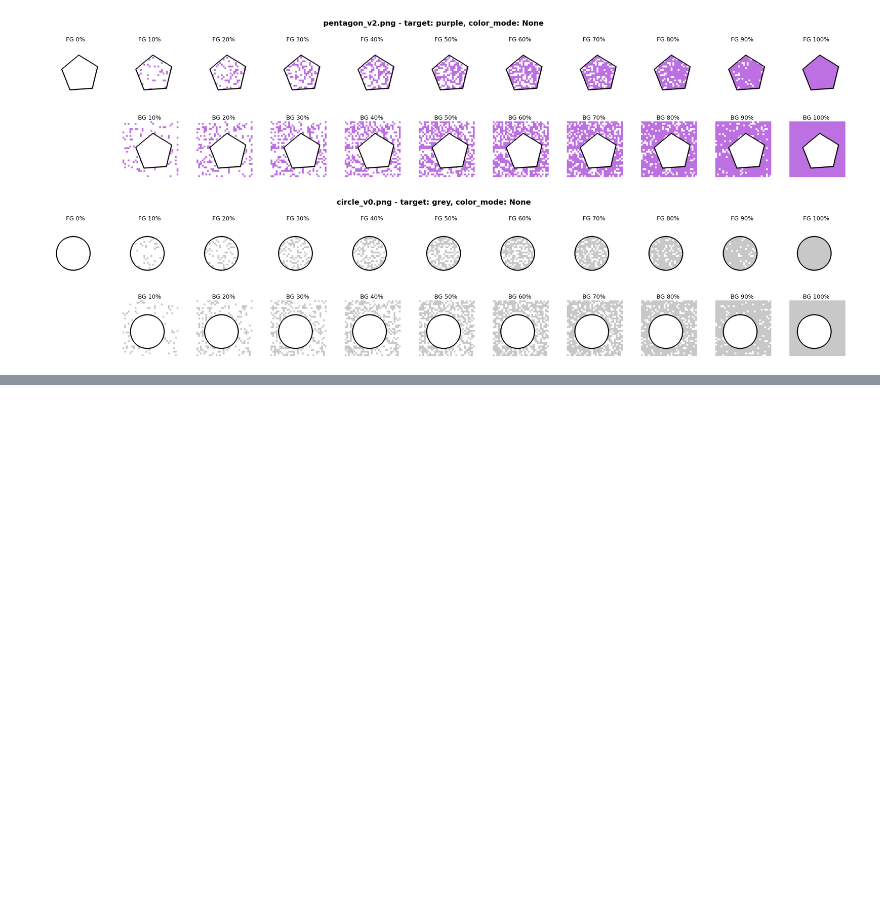
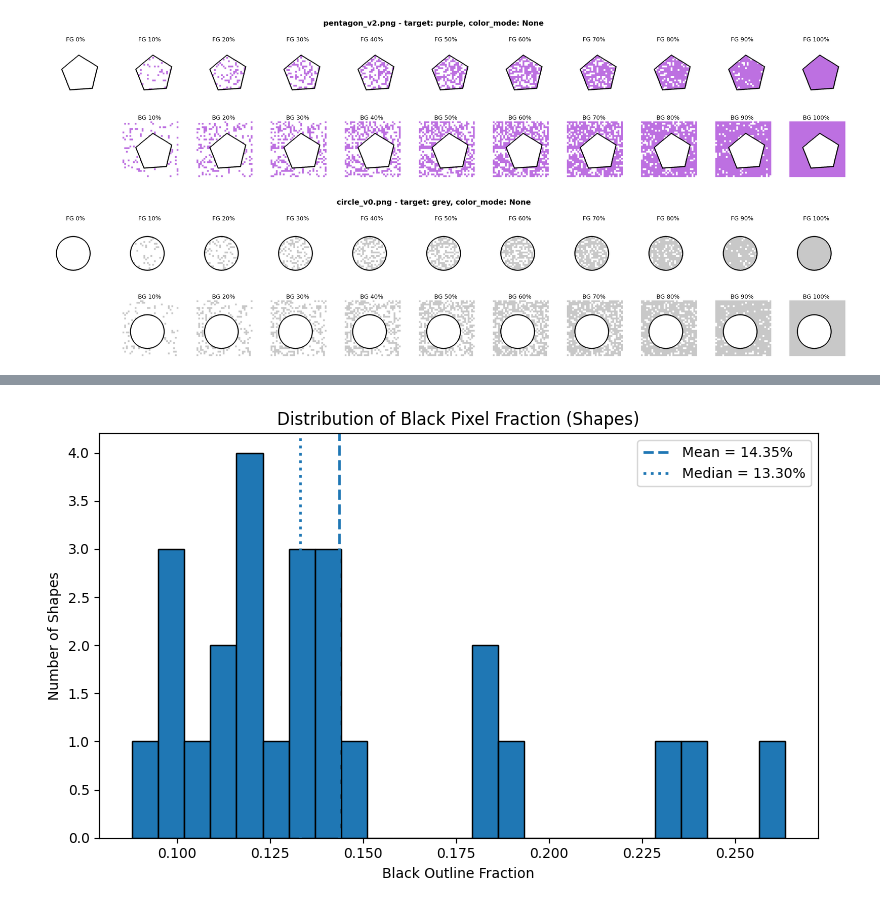
Before and after one commit to jonnemi/color-concept-entanglement, a Jupyter notebook: making_color_images/make_shape_dataset.ipynb, the cells around one changed output, grey strips where cells are left out. Cells and saved outputs as stored; diff of their text form; code cells hidden in the pictures; blank space fills up the shorter version.

Commit message:
Compute fraction of outline pixels in object masks

```diff
--- a/making_color_images/make_shape_dataset.ipynb
+++ b/making_color_images/make_shape_dataset.ipynb
@@ -344,0 +348,22 @@ for idx, row in df.sample(5).iterrows():
+# %%
+rows = []
+
+for img_path in SHAPE_IMGS.glob("*.png"):
+
+    stem = img_path.stem
+    mask_path = SHAPE_MASKS / f"{stem}.png"
+
+    if not mask_path.exists():
+        mask_path = SHAPE_MASKS / f"{stem}_mask.png"
+
+    if mask_path.exists():
+        rows.append({
+            "object": stem,
+            "image_path": str(img_path),
+            "cv_mask_path": str(mask_path),
+        })
+
+shapes_df = pd.DataFrame(rows)
+
+print("Recovered shapes:", len(shapes_df))
+shapes_df.head()
@@ -344,0 +434,19 @@ for idx, row in df.sample(5).iterrows():
+# %%
+vals = fractions_df["black_outline_fraction"].dropna()
+
+plt.figure(figsize=(8, 5))
+
+plt.hist(vals, bins=25, edgecolor="black")
+
+plt.axvline(vals.mean(), linestyle="--", linewidth=2, label=f"Mean = {vals.mean():.2%}")
+plt.axvline(vals.median(), linestyle=":", linewidth=2, label=f"Median = {vals.median():.2%}")
+
+plt.xlabel("Black Outline Fraction")
+plt.ylabel("Number of Shapes")
+plt.title("Distribution of Black Pixel Fraction (Shapes)")
+plt.legend()
+
+plt.tight_layout()
+plt.show()
+# %% [output]
+[figure, added]
```
Also changed, not shown: parts of 7 cells of this notebook, 3 other files.
